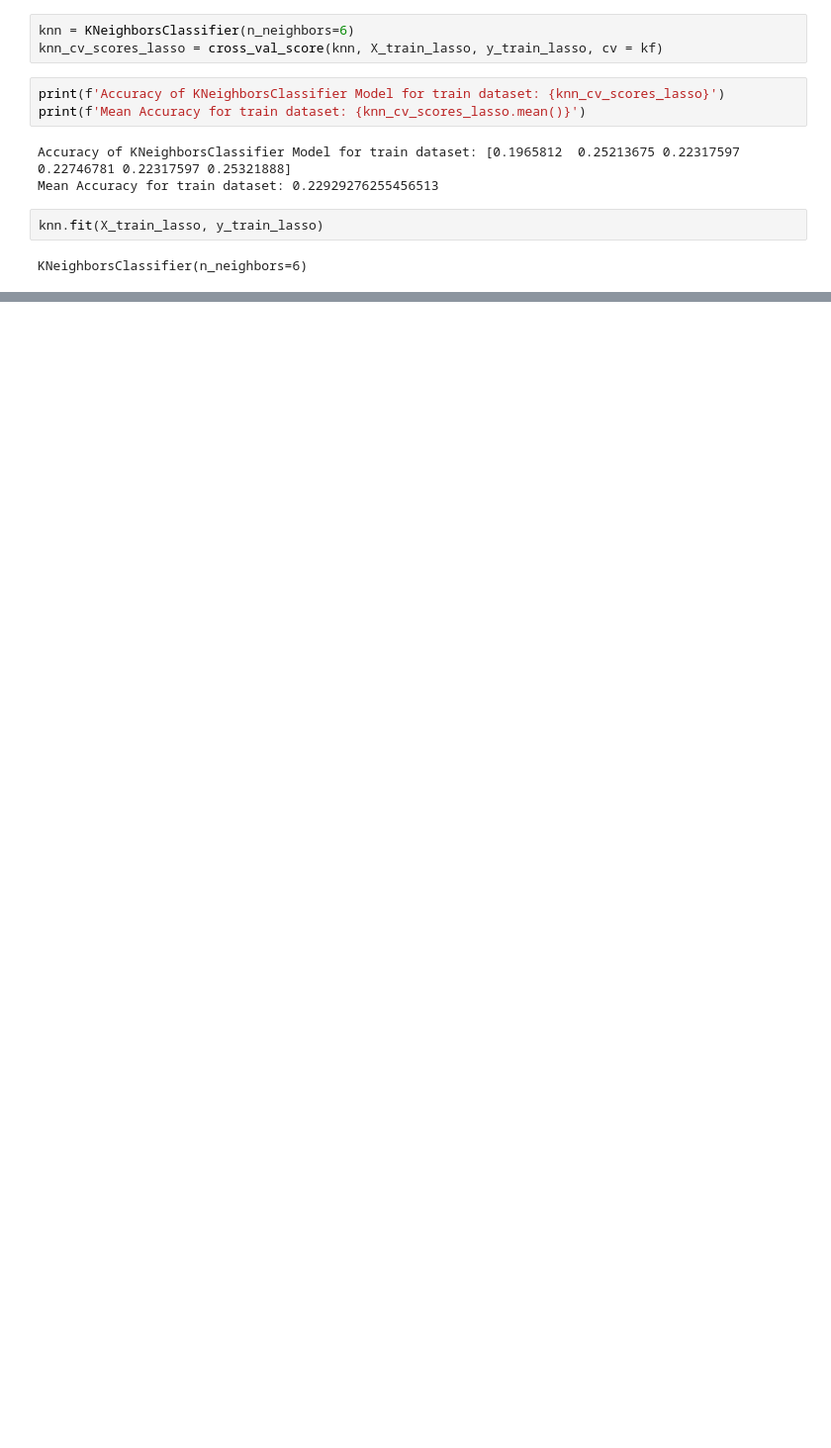
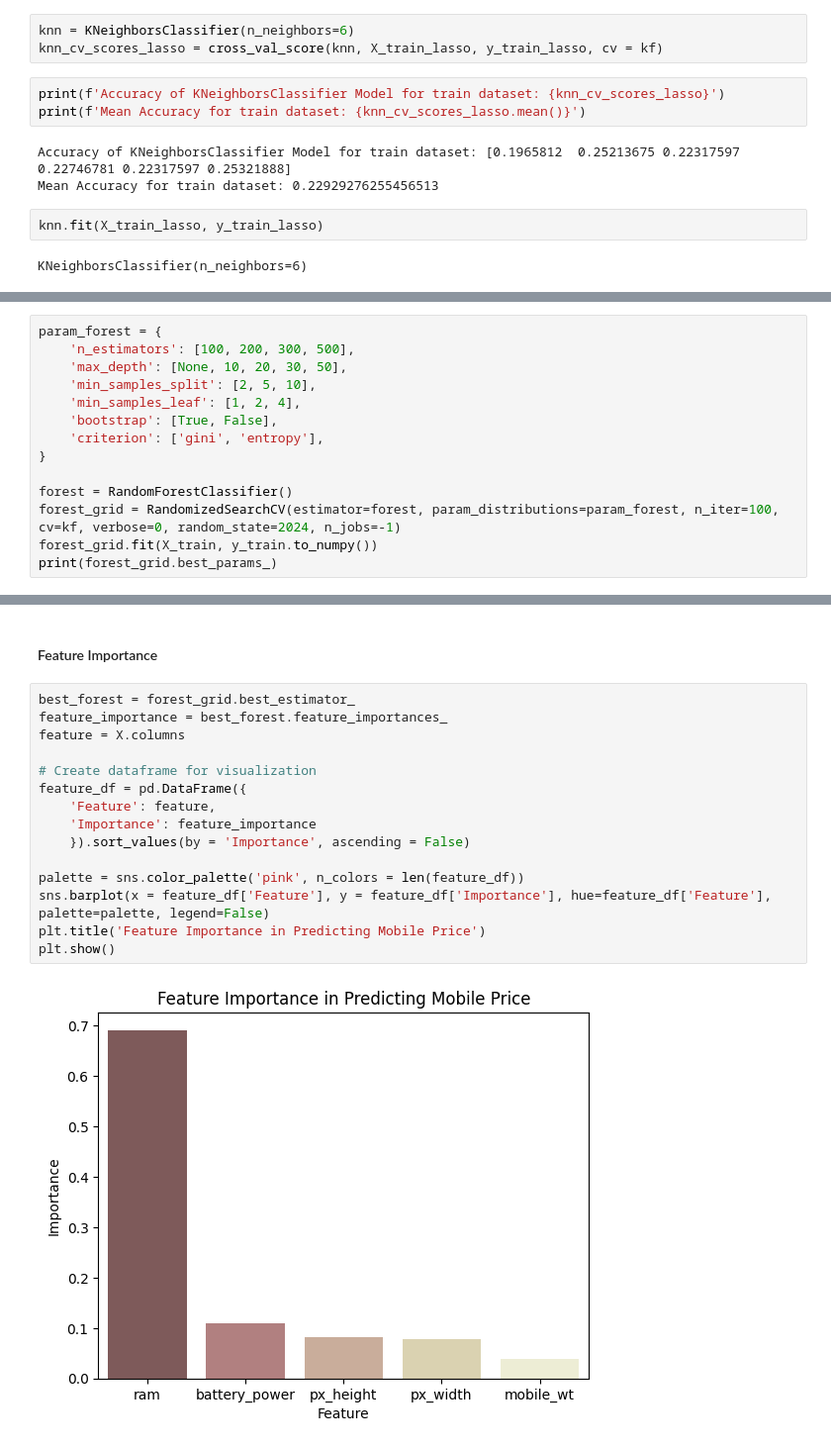
Before and after one commit to ProfessionalSalmon/Mobile_Price_Classification_Model, a Jupyter notebook: mobile_price.ipynb, the cells around one changed output, grey strips where cells are left out. Shown: that part at 99% size. Saved outputs shown, nothing was run; the diff lists cells and outputs as text; blank space fills up the shorter version.

```diff
--- a/mobile_price.ipynb
+++ b/mobile_price.ipynb
@@ -336,0 +340,14 @@ Accuracy of KNeighborsClassifier Model for test dataset: 0.255
+# %%
+param_forest = {
+    'n_estimators': [100, 200, 300, 500],
+    'max_depth': [None, 10, 20, 30, 50],
+    'min_samples_split': [2, 5, 10],
+    'min_samples_leaf': [1, 2, 4],
+    'bootstrap': [True, False],
+    'criterion': ['gini', 'entropy'],
+}
+
+forest = RandomForestClassifier()
+forest_grid = RandomizedSearchCV(estimator=forest, param_distributions=param_forest, n_iter=100, cv=kf, verbose=0, random_state=2024, n_jobs=-1)
+forest_grid.fit(X_train, y_train.to_numpy())
+print(forest_grid.best_params_)
@@ -336,0 +361,19 @@ Accuracy of KNeighborsClassifier Model for test dataset: 0.255
+# %% [markdown]
+#### Feature Importance
+# %%
+best_forest = forest_grid.best_estimator_
+feature_importance = best_forest.feature_importances_
+feature = X.columns
+
+# Create dataframe for visualization
+feature_df = pd.DataFrame({
+    'Feature': feature,
+    'Importance': feature_importance
+    }).sort_values(by = 'Importance', ascending = False)
+
+palette = sns.color_palette('pink', n_colors = len(feature_df))
+sns.barplot(x = feature_df['Feature'], y = feature_df['Importance'], hue=feature_df['Feature'], palette=palette, legend=False)
+plt.title('Feature Importance in Predicting Mobile Price')
+plt.show()
+# %% [output]
+[figure, added]
```
Also changed, not shown: parts of 8 cells of this notebook.
